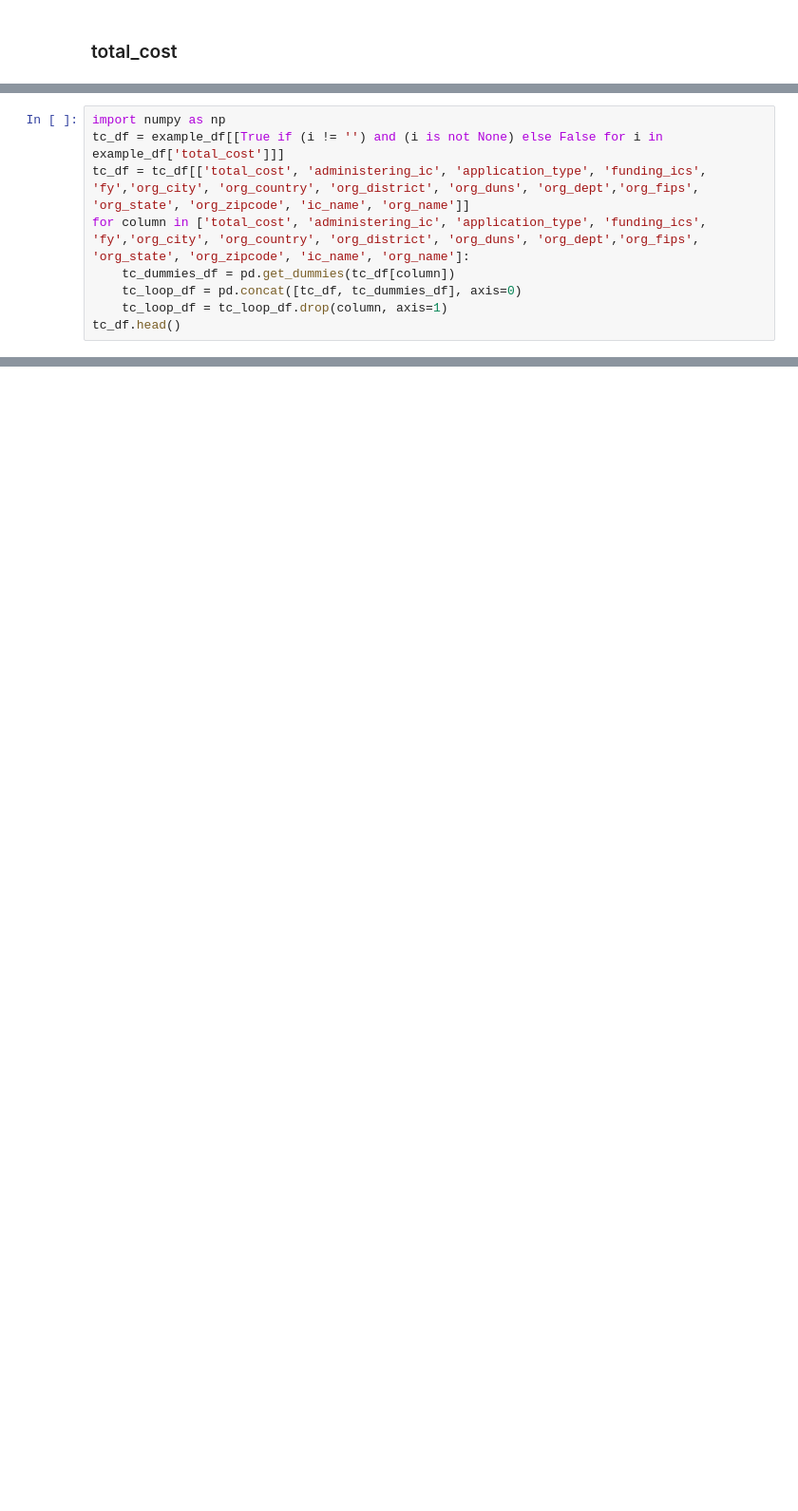
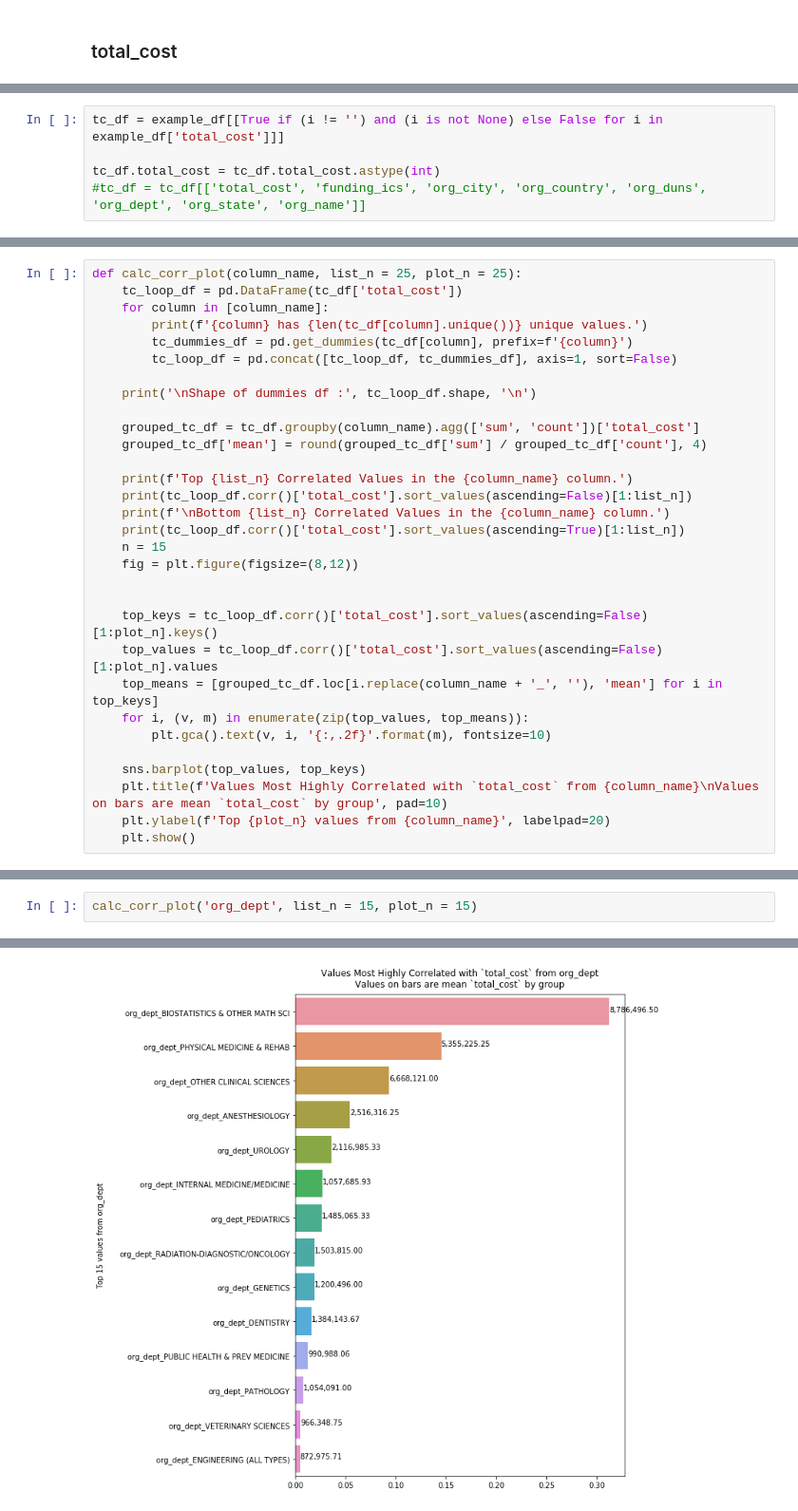
Before and after one commit to mrtoronto/nih_project_data, a Jupyter notebook: get_nih_data.ipynb, the cells around one changed output, grey strips where cells are left out. Shown at 95% size. Saved outputs shown, nothing was run; the diff lists cells and outputs as text; blank space fills up the shorter version.

Commit message:
Total cost averages and correlations by group

```diff
--- a/get_nih_data.ipynb
+++ b/get_nih_data.ipynb
@@ -302,9 +323,5 @@ plt.show()
 # %%
-import numpy as np
 tc_df = example_df[[True if (i != '') and (i is not None) else False for i in example_df['total_cost']]]
-tc_df = tc_df[['total_cost', 'administering_ic', 'application_type', 'funding_ics', 'fy','org_city', 'org_country', 'org_district', 'org_duns', 'org_dept','org_fips', 'org_state', 'org_zipcode', 'ic_name', 'org_name']]
-for column in ['total_cost', 'administering_ic', 'application_type', 'funding_ics', 'fy','org_city', 'org_country', 'org_district', 'org_duns', 'org_dept','org_fips', 'org_state', 'org_zipcode', 'ic_name', 'org_name']:
-    tc_dummies_df = pd.get_dummies(tc_df[column])
-    tc_loop_df = pd.concat([tc_df, tc_dummies_df], axis=0)
-    tc_loop_df = tc_loop_df.drop(column, axis=1)
-tc_df.head()
+
+tc_df.total_cost = tc_df.total_cost.astype(int)
+#tc_df = tc_df[['total_cost', 'funding_ics', 'org_city', 'org_country', 'org_duns', 'org_dept', 'org_state', 'org_name']]
@@ -318,0 +336,31 @@ cor
+# %%
+def calc_corr_plot(column_name, list_n = 25, plot_n = 25):
+    tc_loop_df = pd.DataFrame(tc_df['total_cost'])
+    for column in [column_name]:
+        print(f'{column} has {len(tc_df[column].unique())} unique values.')
+        tc_dummies_df = pd.get_dummies(tc_df[column], prefix=f'{column}')
+        tc_loop_df = pd.concat([tc_loop_df, tc_dummies_df], axis=1, sort=False)
+
+    print('\nShape of dummies df :', tc_loop_df.shape, '\n')
+
+    grouped_tc_df = tc_df.groupby(column_name).agg(['sum', 'count'])['total_cost']
+    grouped_tc_df['mean'] = round(grouped_tc_df['sum'] / grouped_tc_df['count'], 4)
+
+    print(f'Top {list_n} Correlated Values in the {column_name} column.')
+    print(tc_loop_df.corr()['total_cost'].sort_values(ascending=False)[1:list_n])
+    print(f'\nBottom {list_n} Correlated Values in the {column_name} column.')
+    print(tc_loop_df.corr()['total_cost'].sort_values(ascending=True)[1:list_n])
+    n = 15
+    fig = plt.figure(figsize=(8,12))
+
+
+    top_keys = tc_loop_df.corr()['total_cost'].sort_values(ascending=False)[1:plot_n].keys()
+    top_values = tc_loop_df.corr()['total_cost'].sort_values(ascending=False)[1:plot_n].values
+    top_means = [grouped_tc_df.loc[i.replace(column_name + '_', ''), 'mean'] for i in top_keys]
+    for i, (v, m) in enumerate(zip(top_values, top_means)):
+        plt.gca().text(v, i, '{:,.2f}'.format(m), fontsize=10)
+
+    sns.barplot(top_values, top_keys)
+    plt.title(f'Values Most Highly Correlated with `total_cost` from {column_name}\nValues on bars are mean `total_cost` by group', pad=10)
+    plt.ylabel(f'Top {plot_n} values from {column_name}', labelpad=20)
+    plt.show()
@@ -318,0 +369,3 @@ cor
+# %%
+calc_corr_plot('org_dept', list_n = 15, plot_n = 15)
+# %% [output]
@@ -318,0 +389 @@ cor
+[figure, added]
```
Also changed, not shown: parts of 23 cells of this notebook.
